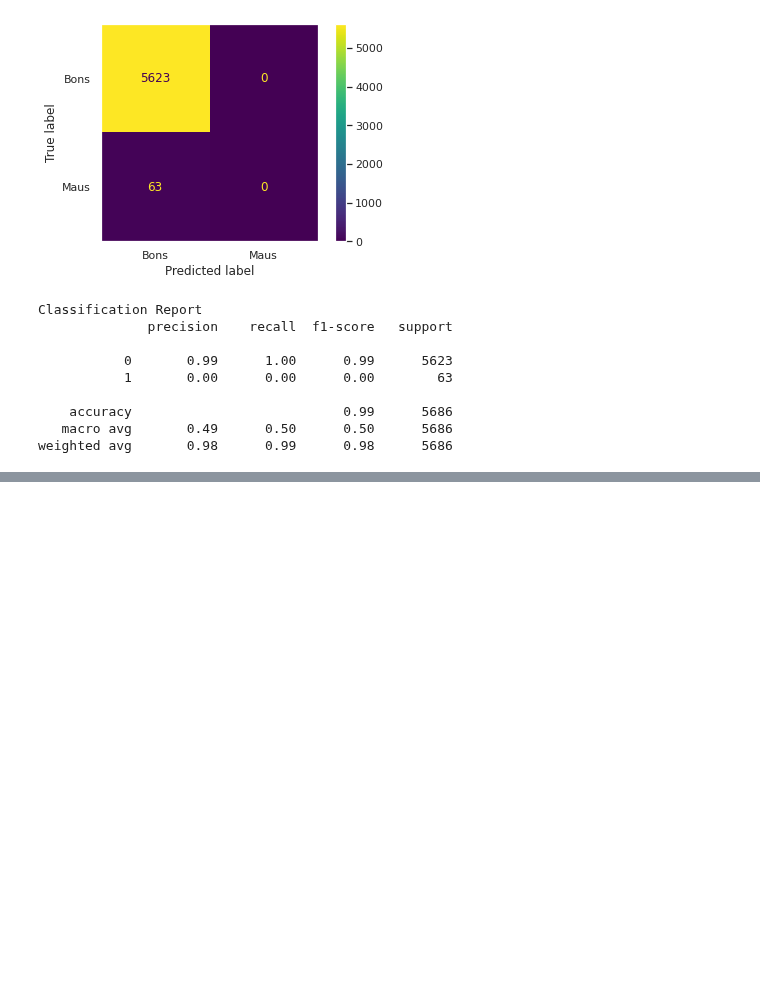
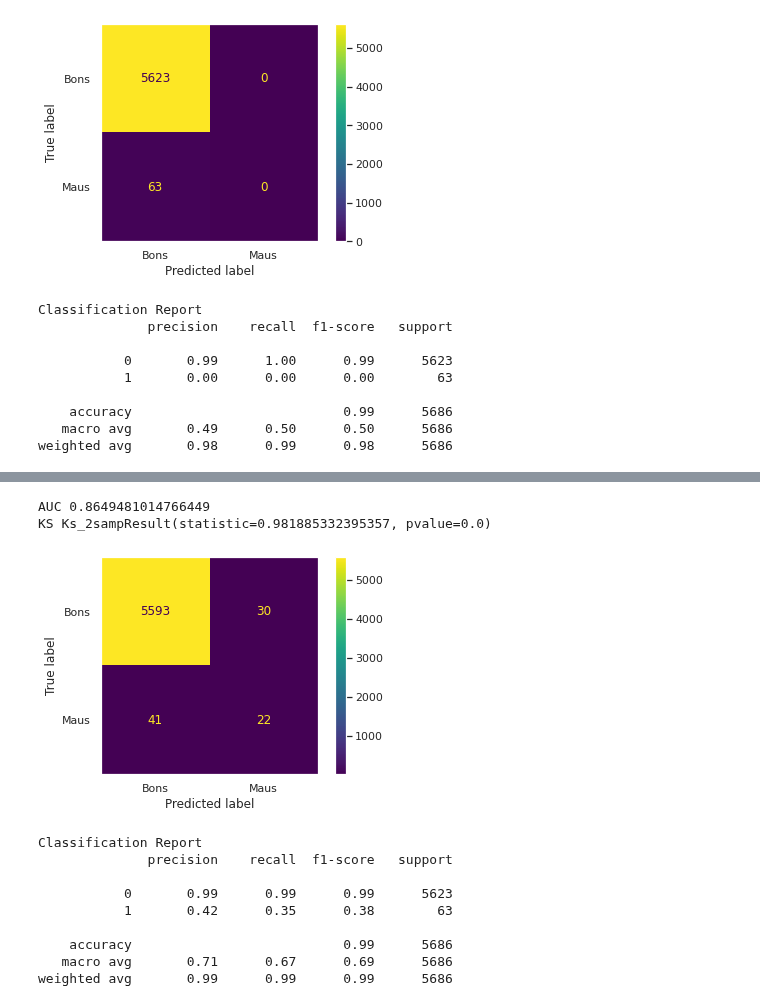
Before and after one commit to VitorFRodrigues/Data-Science-Bootcamp, a Jupyter notebook: Modulo06/Bootcamp_Datascience.ipynb, the cells around one changed output, grey strips where cells are left out. Drawn from its saved outputs; the diff is of its cells as text; code cells hidden in the pictures; blank space fills up the shorter version.

```diff
--- a/Modulo06/Bootcamp_Datascience.ipynb
+++ b/Modulo06/Bootcamp_Datascience.ipynb
@@ -931,0 +988,18 @@ weighted avg       0.98      0.99      0.98      5686
+# %%
+pipeline = Pipeline([('Transformador', Transformador(colunas_quantitativas, colunas_categoricas)),
+                     ('sampling', SMOTE(random_state=SEED)),
+                     ('Modelo', RandomForestClassifier(random_state=SEED))])
+roda_modelo(pipeline, df_registro_clientes_targets)
+# %% [output]
+AUC 0.8649481014766449
+KS Ks_2sampResult(statistic=0.981885332395357, pvalue=0.0)
+[figure, added]
+Classification Report
+              precision    recall  f1-score   support
+
+           0       0.99      0.99      0.99      5623
+           1       0.42      0.35      0.38        63
+
+    accuracy                           0.99      5686
+   macro avg       0.71      0.67      0.69      5686
+weighted avg       0.99      0.99      0.99      5686
```
Also changed, not shown: parts of 16 cells of this notebook.
